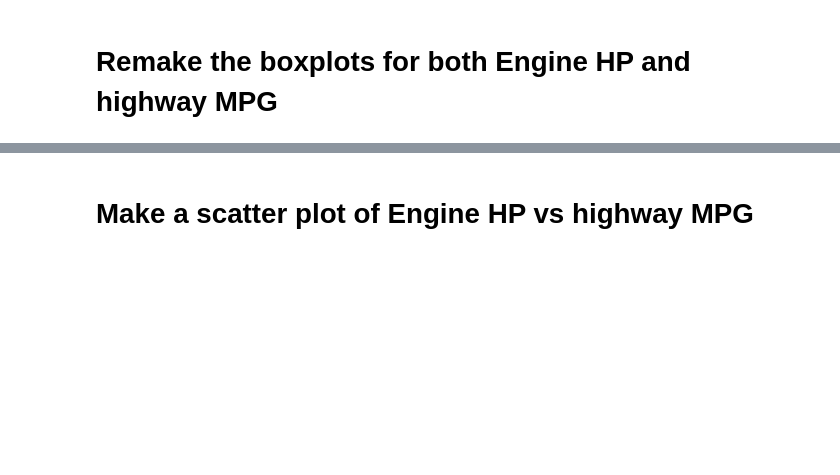
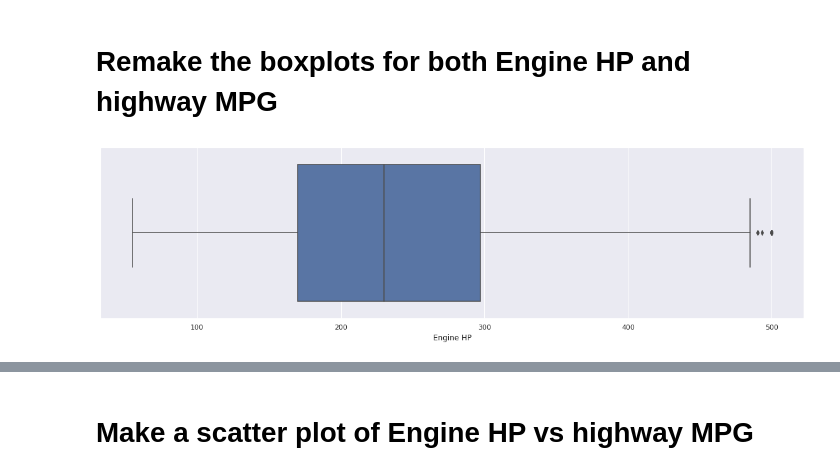
Before and after one commit to okGus/2021-fall-data-science, a Jupyter notebook: Week-02-EDA/Exercise-EDA.ipynb, the cells around one changed output, grey strips where cells are left out. Cells and saved outputs as stored; diff of their text form; code cells hidden in the pictures; blank space fills up the shorter version.

```diff
--- a/Week-02-EDA/Exercise-EDA.ipynb
+++ b/Week-02-EDA/Exercise-EDA.ipynb
@@ -278,2 +272,21 @@ ax.set(xlim=(0,100000))
+# %%
+# Remove any  outliers from Engine HP and highway MPG
+Q1_h = df['highway MPG'].quantile(0.25)
+Q3_h = df['highway MPG'].quantile(0.75)
+IQR_h = Q3_h - Q1_h
+
+outliers_below_h = df['highway MPG'] < (Q1_h - 1.5*IQR_h)
+outliers_above_h = df['highway MPG'] > (Q3_h + 1.5*IQR_h)
+
+df = df[ ~(outliers_below_h | outliers_above_h) ]
+
+Q1_e = df['Engine HP'].quantile(0.25)
+Q3_e = df['Engine HP'].quantile(0.75)
+IQR_e = Q3_e - Q1_e
+
+outliers_below_e = df['Engine HP'] < (Q1_e - 1.5*IQR_e)
+outliers_above_e = df['Engine HP'] > (Q3_e + 1.5*IQR_e)
+
+df = df[ ~(outliers_below_e | outliers_above_e) ]
 # %% [markdown]
 # Remake the boxplots for both Engine HP and highway MPG
@@ -283,0 +293,6 @@ ax.set(xlim=(0,100000))
+# %%
+# Engine HP boxplot
+plt.figure(figsize=(20,5))
+ax = sns.boxplot(data=df, x='Engine HP')
+# %% [output]
+[figure, added]
```
Also changed, not shown: parts of 16 cells of this notebook.
